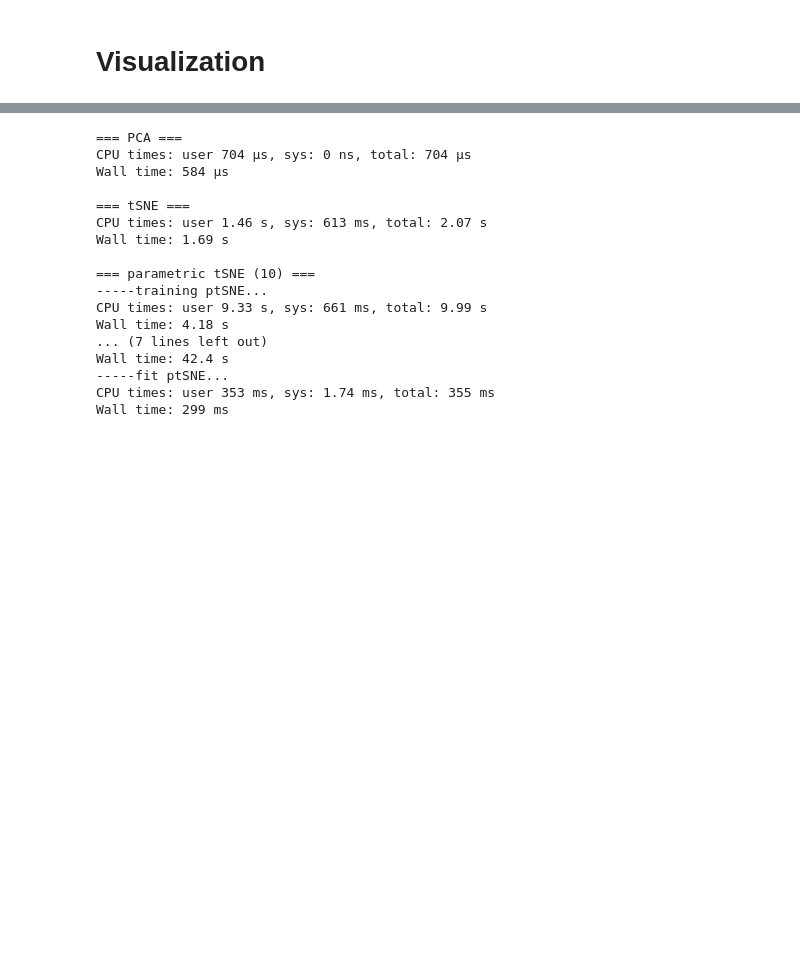
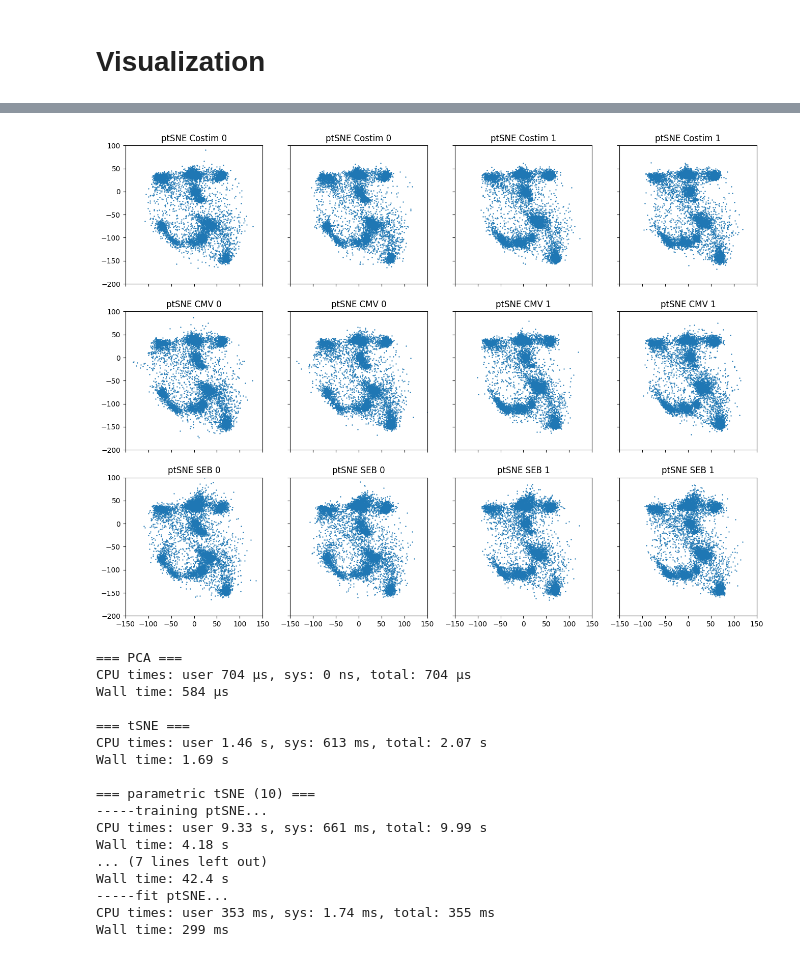
Before and after one commit to clintko/Proj_SingleCell, a Jupyter notebook: ParametricTSNE/Parametric t sne_v5_PCA tSNE ptSNE_EQAPOL.ipynb, the cells around one changed output, grey strips where cells are left out. Saved outputs shown, nothing was run; the diff lists cells and outputs as text; code cells hidden in the pictures; blank space fills up the shorter version.

```diff
--- a/ParametricTSNE/Parametric t sne_v5_PCA tSNE ptSNE_EQAPOL.ipynb
+++ b/ParametricTSNE/Parametric t sne_v5_PCA tSNE ptSNE_EQAPOL.ipynb
@@ -265,3 +374,27 @@ plt.show()
+# %%
+y = y_5E2
+
+fig, axes = plt.subplots(figsize=(16, 12), nrows = 3, ncols = 4, sharex = True, sharey = True)
+plt_title = ["Costim", "CMV", "SEB"]
+plt_sample = ["0", "0", "1", "1"]
+
+for idx1 in range(3):
+    for idx2 in range(4):
+        idx = idx1 * 4 + idx2
+
+        axes[idx1, idx2].scatter(
+            y[idx][:, 0],
+            y[idx][:, 1],
+            s = 0.5)
+
+        axes[idx1, idx2].set_title(
+            "ptSNE " + plt_title[idx1] + " " + plt_sample[idx2])
+
+axes[0, 0].set_xlim((-150, 150))
+axes[0, 0].set_ylim((-200, 100))
+plt.show()
+# %% [output]
+[figure, added]
 # %%
 fig, axes = plt.subplots(figsize=(16, 12), nrows = 3, ncols = 4, sharex = True, sharey = True)
 plt_title = ["Costim", "CMV", "SEB"]
```
Also changed, not shown: parts of 29 cells of this notebook, 4 other files.
